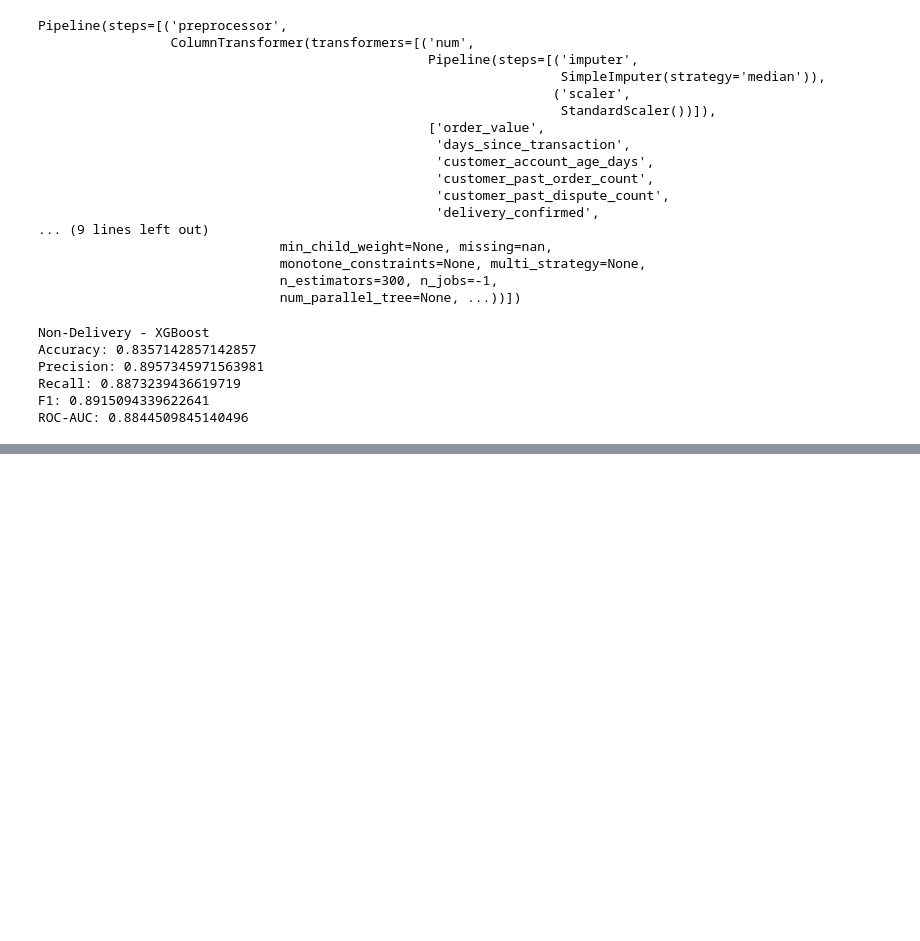
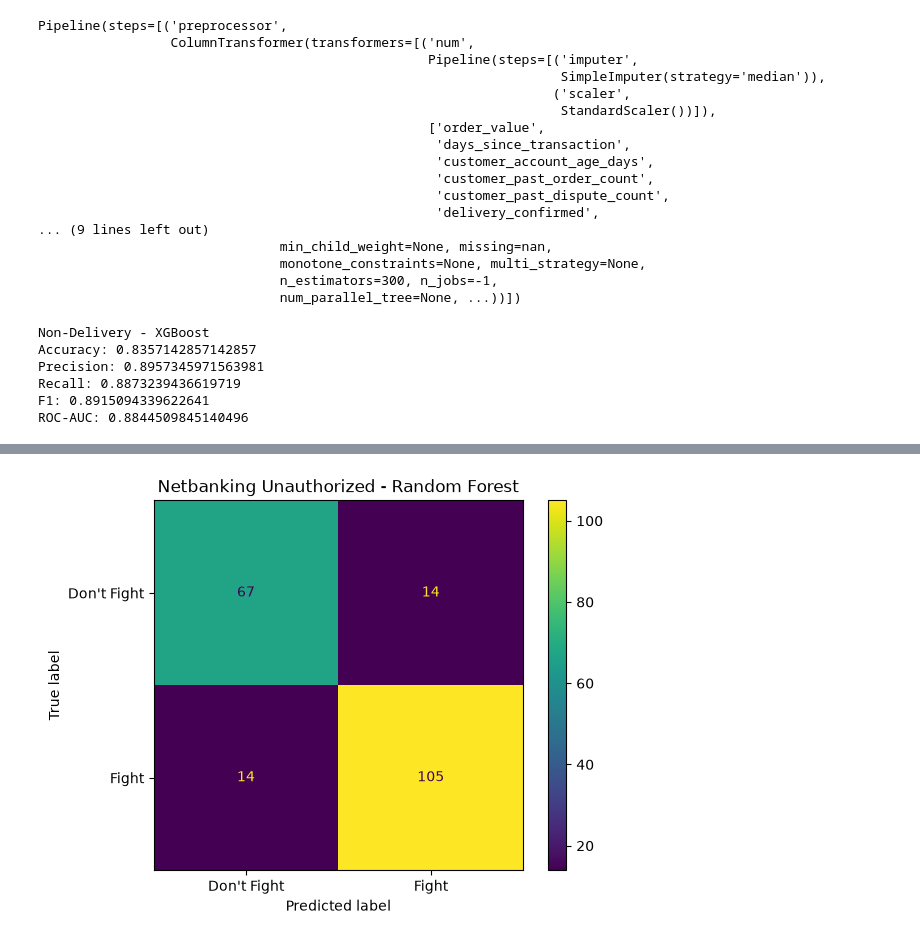
Before and after one commit to sneharawool24/RebuttalAI, a Jupyter notebook: ML/model_comparison.ipynb, the cells around one changed output, grey strips where cells are left out. Cells and saved outputs as stored; diff of their text form; code cells hidden in the pictures; blank space fills up the shorter version.

```diff
--- a/ML/model_comparison.ipynb
+++ b/ML/model_comparison.ipynb
@@ -872,0 +1067,13 @@ ROC-AUC: 0.8844509845140496
+# %%
+cm_nb_rf = confusion_matrix(y_test_nb, y_pred_rf_nb)
+
+disp = ConfusionMatrixDisplay(
+    confusion_matrix=cm_nb_rf,
+    display_labels=["Don't Fight", "Fight"]
+)
+
+disp.plot()
+plt.title("Netbanking Unauthorized - Random Forest")
+plt.show()
+# %% [output]
+[figure, added]
```
Also changed, not shown: parts of 8 cells of this notebook, 1 other file.
